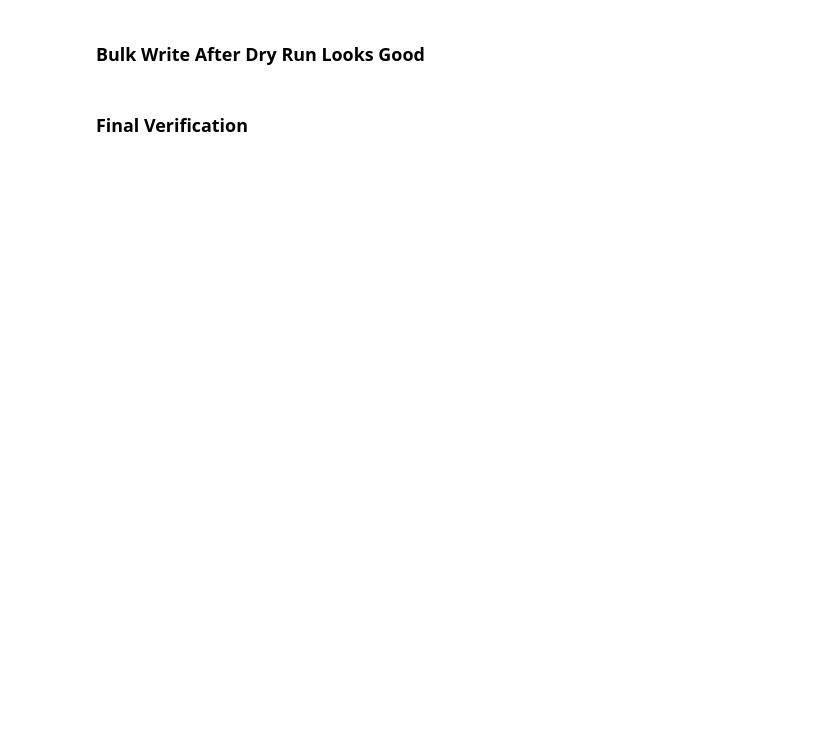
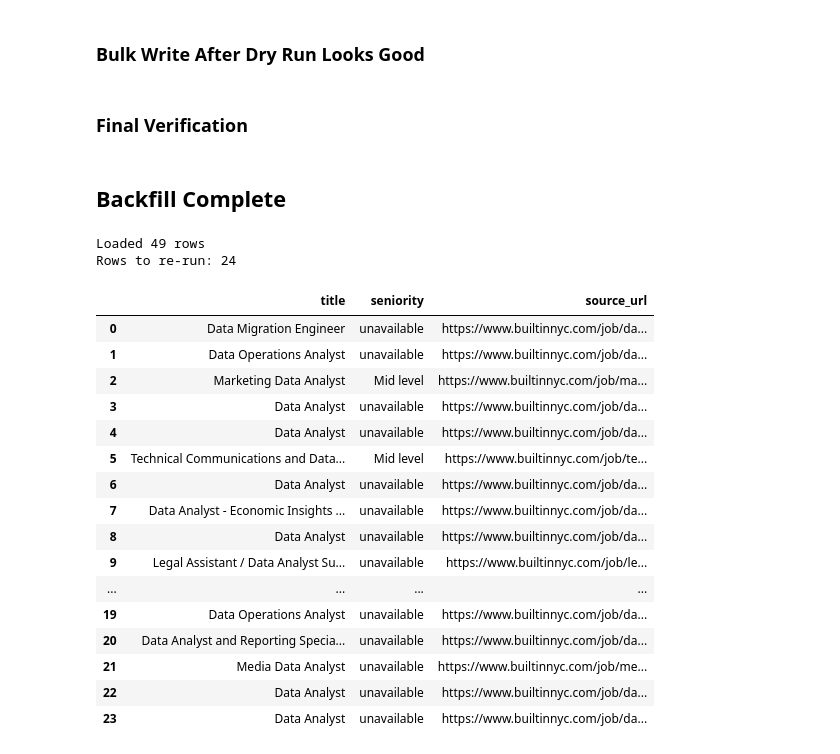
Before and after one commit to vanbrantley/nyc-data-job-market-tracker, a Jupyter notebook: ingestion/notebooks/backfill_builtin_seniority.ipynb, the cells around one changed output. Saved outputs shown, nothing was run; the diff lists cells and outputs as text; code cells hidden in the pictures; blank space fills up the shorter version.

```diff
--- a/ingestion/notebooks/backfill_builtin_seniority.ipynb
+++ b/ingestion/notebooks/backfill_builtin_seniority.ipynb
@@ -339,3 +361,51 @@ Saved 49 rows to /Users/vanbrantley/code/nyc-data-job-market-tracker/ingestion/n
 #     ORDER BY cnt DESC
 # """)
 # display(final)
+# %% [markdown]
+## Backfill Complete
+# %%
+from pathlib import Path
+import pandas as pd
+
+CACHE_DIR = Path("./cache")
+BACKFILL_CHECKPOINT = CACHE_DIR / "backfill_results_checkpoint.csv"
+
+results_df = pd.read_csv(BACKFILL_CHECKPOINT)
+print(f"Loaded {len(results_df)} rows")
+
+# rows that need re-running:
+# - unavailable (429s or dead pages from last run)
+# - known false positives from similar jobs bug (indices 24 and 29)
+false_positive_urls = [
+    "https://www.builtinnyc.com/job/marketing-data-analyst/9617557",
+    "https://www.builtinnyc.com/job/technical-communications-and-data-analyst/9633762",
+]
+
+rerun_mask = (
+    (results_df["seniority"] == "unavailable") |
+    (results_df["source_url"].isin(false_positive_urls))
+)
+
+rerun_df = results_df[rerun_mask].reset_index(drop=True)
+print(f"Rows to re-run: {len(rerun_df)}")
+display(rerun_df[["title", "seniority", "source_url"]])
+# %% [output]
+Loaded 49 rows
+Rows to re-run: 24
+|  | title | seniority | source_url |
+| 0 | Data Migration Engineer | unavailable | https://www.builtinnyc.com/job/da... |
+| 1 | Data Operations Analyst | unavailable | https://www.builtinnyc.com/job/da... |
+| 2 | Marketing Data Analyst | Mid level | https://www.builtinnyc.com/job/ma... |
+| 3 | Data Analyst | unavailable | https://www.builtinnyc.com/job/da... |
+| 4 | Data Analyst | unavailable | https://www.builtinnyc.com/job/da... |
+| 5 | Technical Communications and Data... | Mid level | https://www.builtinnyc.com/job/te... |
+| 6 | Data Analyst | unavailable | https://www.builtinnyc.com/job/da... |
+| 7 | Data Analyst - Economic Insights ... | unavailable | https://www.builtinnyc.com/job/da... |
+| 8 | Data Analyst | unavailable | https://www.builtinnyc.com/job/da... |
+| 9 | Legal Assistant / Data Analyst Su... | unavailable | https://www.builtinnyc.com/job/le... |
+| ... | ... | ... | ... |
+| 19 | Data Operations Analyst | unavailable | https://www.builtinnyc.com/job/da... |
+| 20 | Data Analyst and Reporting Specia... | unavailable | https://www.builtinnyc.com/job/da... |
+| 21 | Media Data Analyst | unavailable | https://www.builtinnyc.com/job/me... |
+| 22 | Data Analyst | unavailable | https://www.builtinnyc.com/job/da... |
+| 23 | Data Analyst | unavailable | https://www.builtinnyc.com/job/da... |
```
Also changed, not shown: parts of 9 cells of this notebook, 3 other files.
